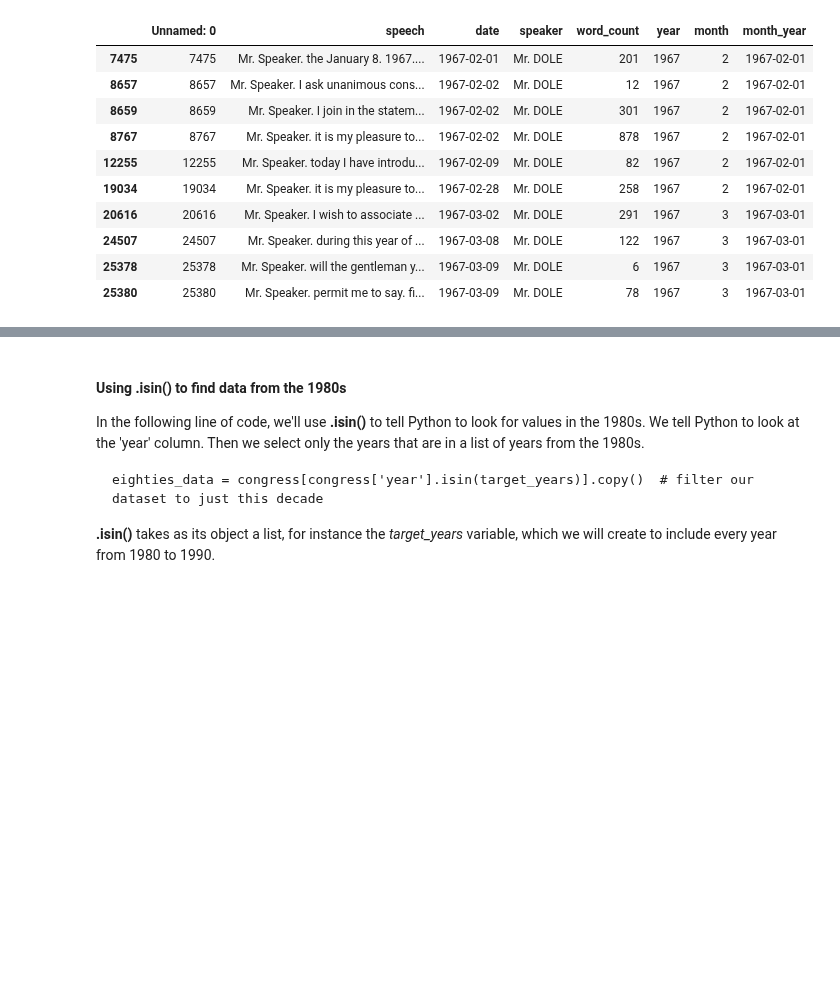
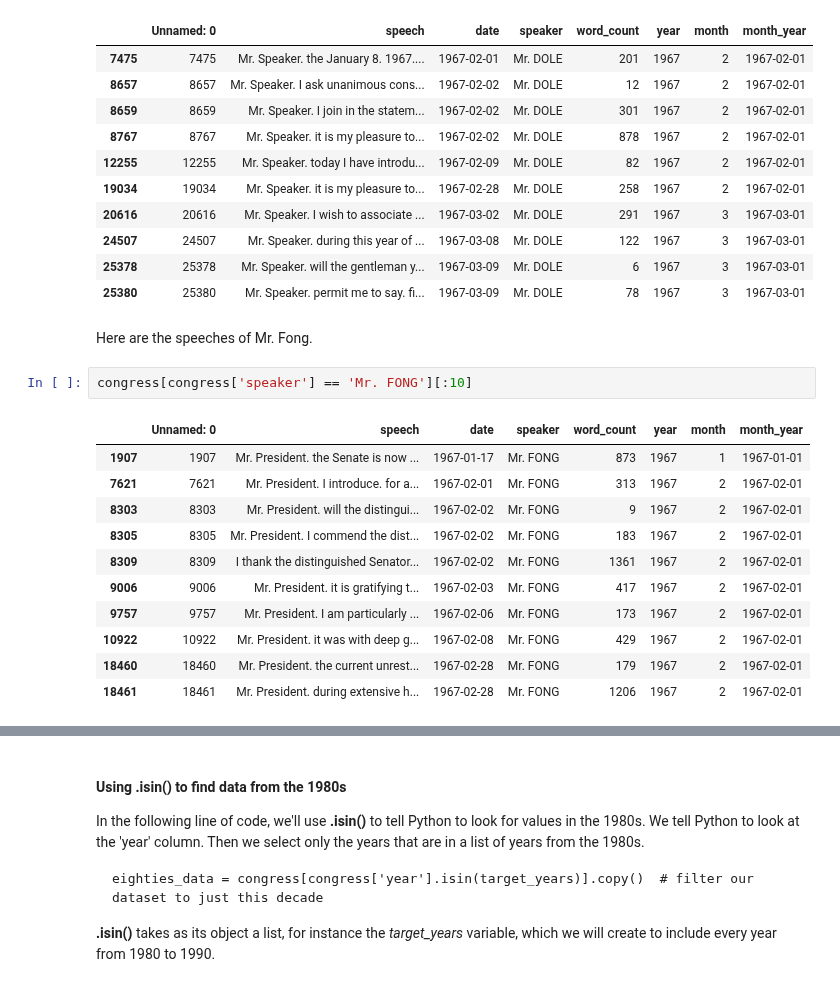
Before and after one commit to stephbuon/digital-history, a Jupyter notebook: hist3368-week5-plotting-change-over-time/hist3368-week-5-working-with-tabular-data.ipynb, the cells around one changed output, grey strips where cells are left out. Cells and saved outputs as stored; diff of their text form; blank space fills up the shorter version.

```diff
--- a/hist3368-week5-plotting-change-over-time/hist3368-week-5-working-with-tabular-data.ipynb
+++ b/hist3368-week5-plotting-change-over-time/hist3368-week-5-working-with-tabular-data.ipynb
@@ -341,3 +455,19 @@ congress[congress['speaker'] == 'Mr. DOLE'][:10]
 | 24507 | 24507 | Mr. Speaker. during this year of ... | 1967-03-08 | Mr. DOLE | 122 | 1967 | 3 | 1967-03-01 |
 | 25378 | 25378 | Mr. Speaker. will the gentleman y... | 1967-03-09 | Mr. DOLE | 6 | 1967 | 3 | 1967-03-01 |
 | 25380 | 25380 | Mr. Speaker. permit me to say. fi... | 1967-03-09 | Mr. DOLE | 78 | 1967 | 3 | 1967-03-01 |
+# %% [markdown]
+Here are the speeches of Mr. Fong.
+# %%
+congress[congress['speaker'] == 'Mr. FONG'][:10]
+# %% [output]
+|  | Unnamed: 0 | speech | date | speaker | word_count | year | month | month_year |
+| 1907 | 1907 | Mr. President. the Senate is now ... | 1967-01-17 | Mr. FONG | 873 | 1967 | 1 | 1967-01-01 |
+| 7621 | 7621 | Mr. President. I introduce. for a... | 1967-02-01 | Mr. FONG | 313 | 1967 | 2 | 1967-02-01 |
+| 8303 | 8303 | Mr. President. will the distingui... | 1967-02-02 | Mr. FONG | 9 | 1967 | 2 | 1967-02-01 |
+| 8305 | 8305 | Mr. President. I commend the dist... | 1967-02-02 | Mr. FONG | 183 | 1967 | 2 | 1967-02-01 |
+| 8309 | 8309 | I thank the distinguished Senator... | 1967-02-02 | Mr. FONG | 1361 | 1967 | 2 | 1967-02-01 |
+| 9006 | 9006 | Mr. President. it is gratifying t... | 1967-02-03 | Mr. FONG | 417 | 1967 | 2 | 1967-02-01 |
+| 9757 | 9757 | Mr. President. I am particularly ... | 1967-02-06 | Mr. FONG | 173 | 1967 | 2 | 1967-02-01 |
+| 10922 | 10922 | Mr. President. it was with deep g... | 1967-02-08 | Mr. FONG | 429 | 1967 | 2 | 1967-02-01 |
+| 18460 | 18460 | Mr. President. the current unrest... | 1967-02-28 | Mr. FONG | 179 | 1967 | 2 | 1967-02-01 |
+| 18461 | 18461 | Mr. President. during extensive h... | 1967-02-28 | Mr. FONG | 1206 | 1967 | 2 | 1967-02-01 |
```
Also changed, not shown: parts of 43 cells of this notebook.
